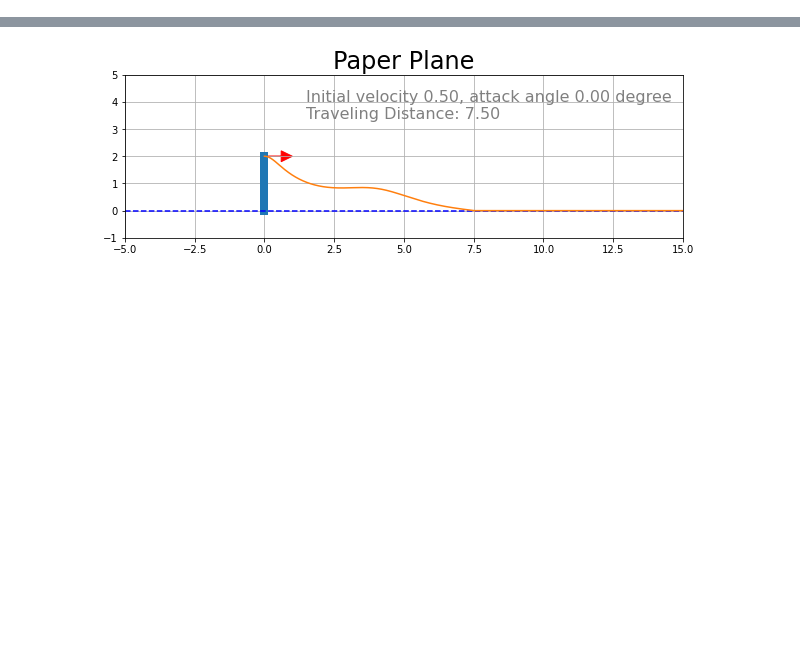
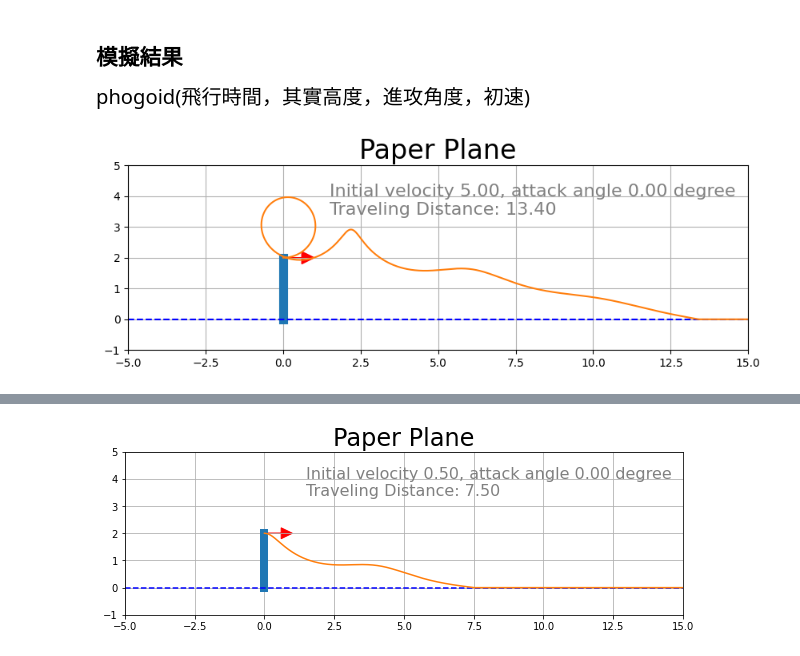
Before and after one commit to cchuang2009/2024, a Jupyter notebook: 2024-1/BeyondPerception/phugoidAnim.ipynb, the cells around one changed output, grey strips where cells are left out. Saved outputs shown, nothing was run; the diff lists cells and outputs as text; code cells hidden in the pictures; blank space fills up the shorter version.

```diff
--- a/2024-1/BeyondPerception/phugoidAnim.ipynb
+++ b/2024-1/BeyondPerception/phugoidAnim.ipynb
@@ -33,0 +685,12 @@ Red line is a trajectory $v(\theta)$.
+# %% [markdown]
+
+
+## 模擬結果
+
+<Big><big>
+phogoid(飛行時間，其實高度，進攻角度，初速)
+# %%
+#trajector(5,0)
+phogoid(t,2,0,5)
+# %% [output]
+[figure, added]
```
Also changed, not shown: parts of 39 cells of this notebook, 1 other file.
